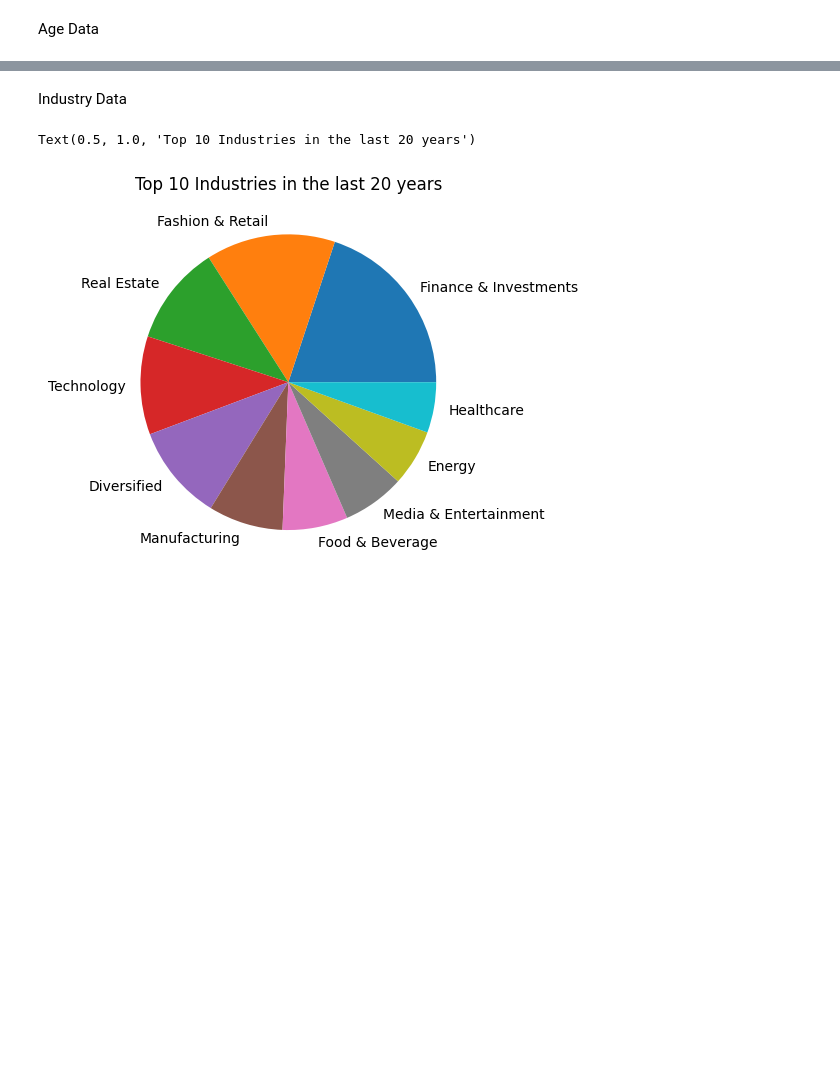
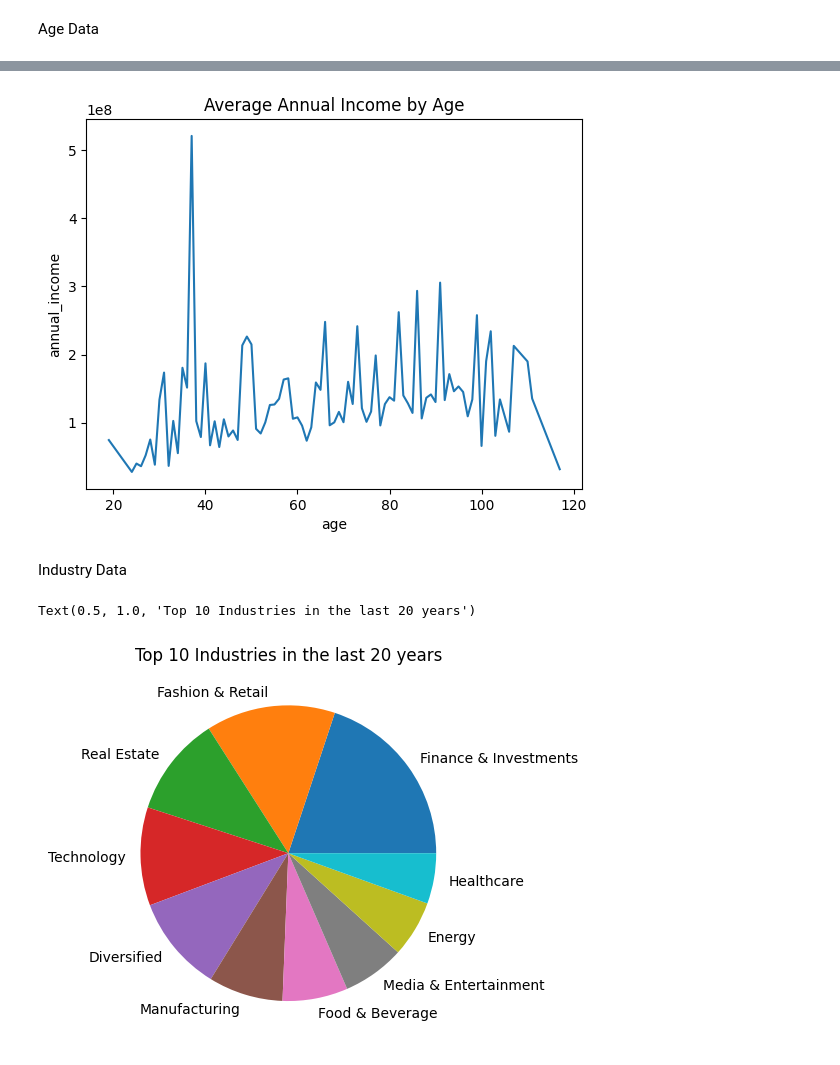
Before and after one commit to thealura/project_billionaires, a Jupyter notebook: PROJECT_1.ipynb, the cells around one changed output, grey strips where cells are left out. Cells and saved outputs as stored; diff of their text form; code cells hidden in the pictures; blank space fills up the shorter version.

```diff
--- a/PROJECT_1.ipynb
+++ b/PROJECT_1.ipynb
@@ -103,3 +257,16 @@ Age Data
+# %%
+
+
+#plot diagram of age data with wealth
+age_df = df.groupby('age').annual_income.mean()
+#age_df.info
+
+
+plt.title("Average Annual Income by Age")
+sns.lineplot(data = age_df)
+plt.show()
+# %% [output]
+[figure, added]
 # %% [markdown]
 Industry Data
 # %%
```
Also changed, not shown: parts of 16 cells of this notebook.
